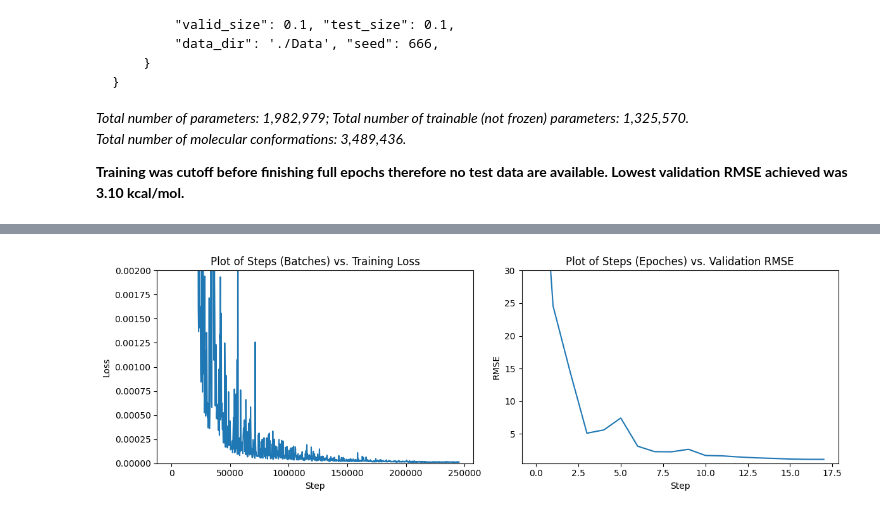
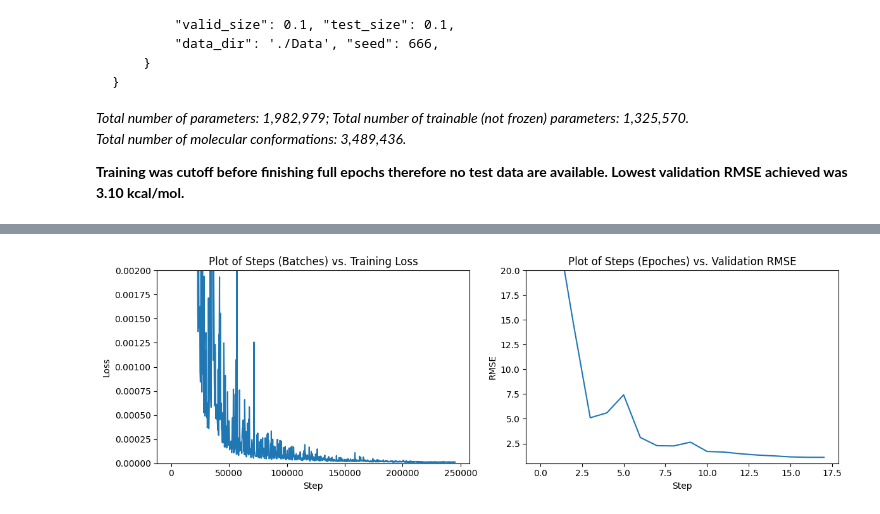
Before and after one commit to Curtis-Wu/Equivariant-Graph-Transformer, a Jupyter notebook: main.ipynb, the cells around one changed output, grey strips where cells are left out. Cells and saved outputs as stored; diff of their text form; code cells hidden in the pictures.

```diff
--- a/main.ipynb
+++ b/main.ipynb
@@ -1174,5 +1176,5 @@ It has been shown in Run2 that the model converges much faster to a lower loss u
 # %%
 plot_loss("Runs_savio/Nov27_22-03-52_ani1_egtf/train_loss.csv", 0.002,
-          "Runs_savio/Nov27_22-03-52_ani1_egtf/valid_rmse.csv", 30)
+          "Runs_savio/Nov27_22-03-52_ani1_egtf/valid_rmse.csv", 20)
 # %% [output]
-[figure, old version]
+[figure, new version]
```
Also changed, not shown: parts of 9 cells of this notebook, 2 other files.
